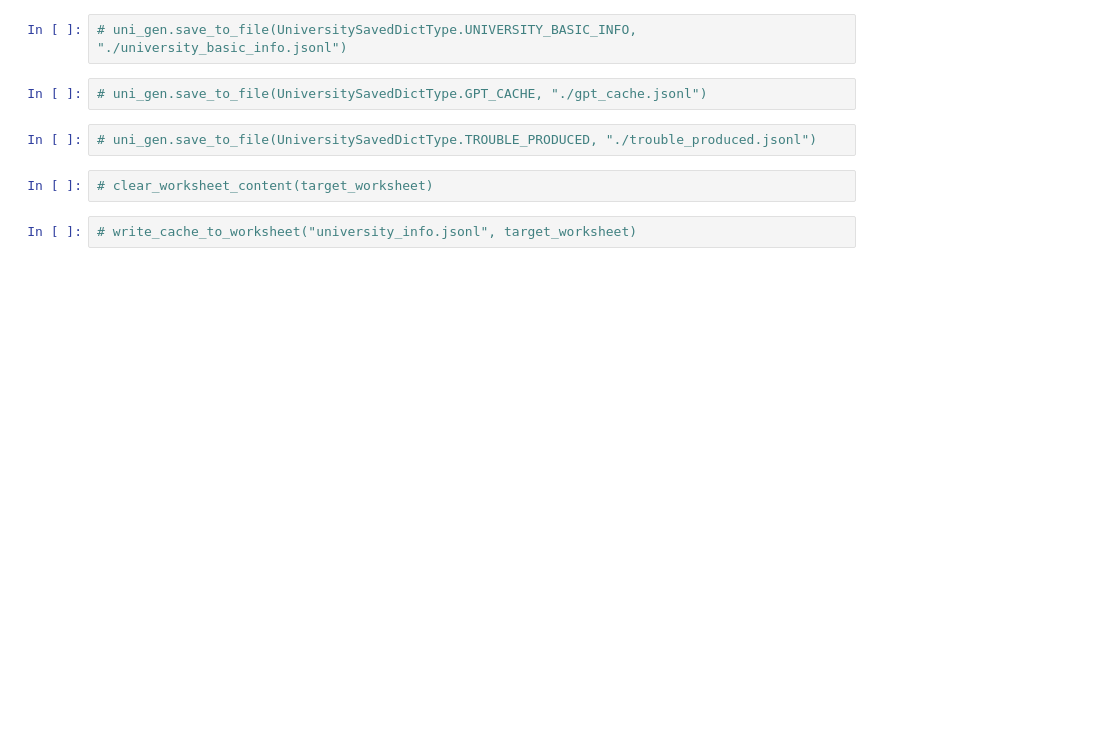
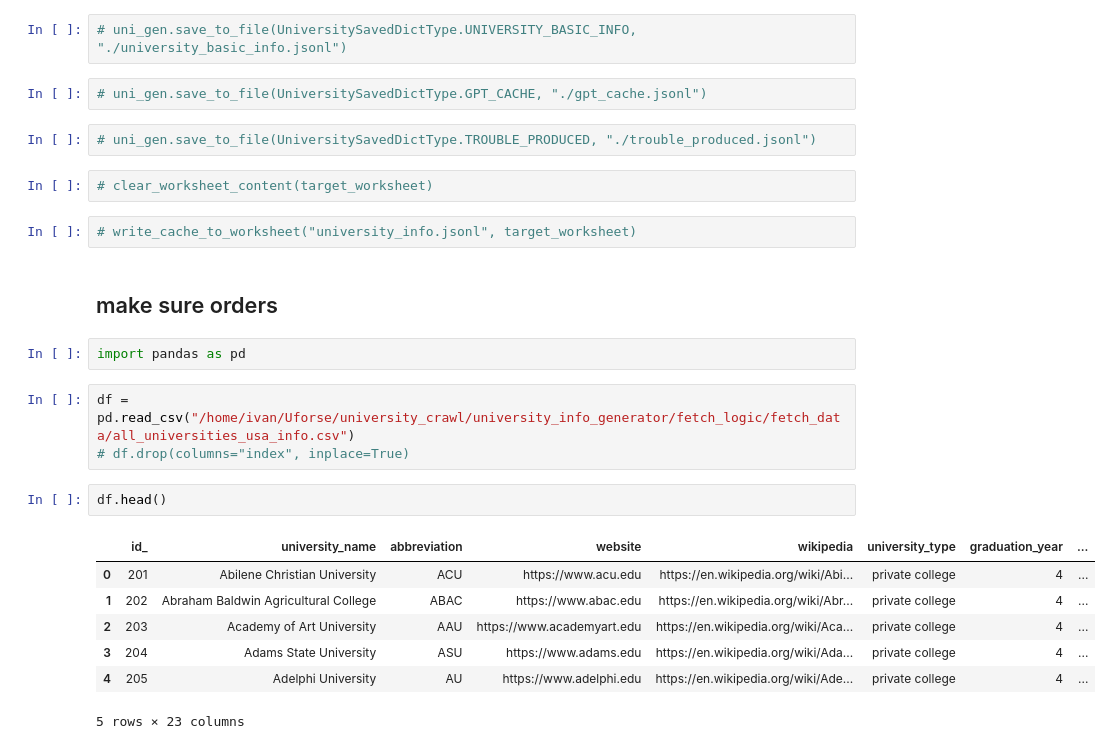
Before and after one commit to IvanKyuu/university_crawl, a Jupyter notebook: university_info_generator/fetch_logic/enhance_fetch_uni_info.ipynb, the cells around one changed output. Saved outputs shown, nothing was run; the diff lists cells and outputs as text; blank space fills up the shorter version.

```diff
--- a/university_info_generator/fetch_logic/enhance_fetch_uni_info.ipynb
+++ b/university_info_generator/fetch_logic/enhance_fetch_uni_info.ipynb
@@ -320,3 +422,20 @@ An error occurred: APIError: [429]: Quota exceeded for quota metric 'Write reque
 # clear_worksheet_content(target_worksheet)
 # %%
 # write_cache_to_worksheet("university_info.jsonl", target_worksheet)
+# %% [markdown]
+## make sure orders
+# %%
+import pandas as pd
+# %%
+df = pd.read_csv("/home/ivan/Uforse/university_crawl/university_info_generator/fetch_logic/fetch_data/all_universities_usa_info.csv")
+# df.drop(columns="index", inplace=True)
+# %%
+df.head()
+# %% [output]
+|  | id_ | university_name | abbreviation | website | wikipedia | university_type | graduation_year | ... |
+| 0 | 201 | Abilene Christian University | ACU | https://www.acu.edu | https://en.wikipedia.org/wiki/Abi... | private college | 4 | ... |
+| 1 | 202 | Abraham Baldwin Agricultural College | ABAC | https://www.abac.edu | https://en.wikipedia.org/wiki/Abr... | private college | 4 | ... |
+| 2 | 203 | Academy of Art University | AAU | https://www.academyart.edu | https://en.wikipedia.org/wiki/Aca... | private college | 4 | ... |
+| 3 | 204 | Adams State University | ASU | https://www.adams.edu | https://en.wikipedia.org/wiki/Ada... | private college | 4 | ... |
+| 4 | 205 | Adelphi University | AU | https://www.adelphi.edu | https://en.wikipedia.org/wiki/Ade... | private college | 4 | ... |
+5 rows × 23 columns
```
Also changed, not shown: parts of 41 cells of this notebook, 34 other files.
